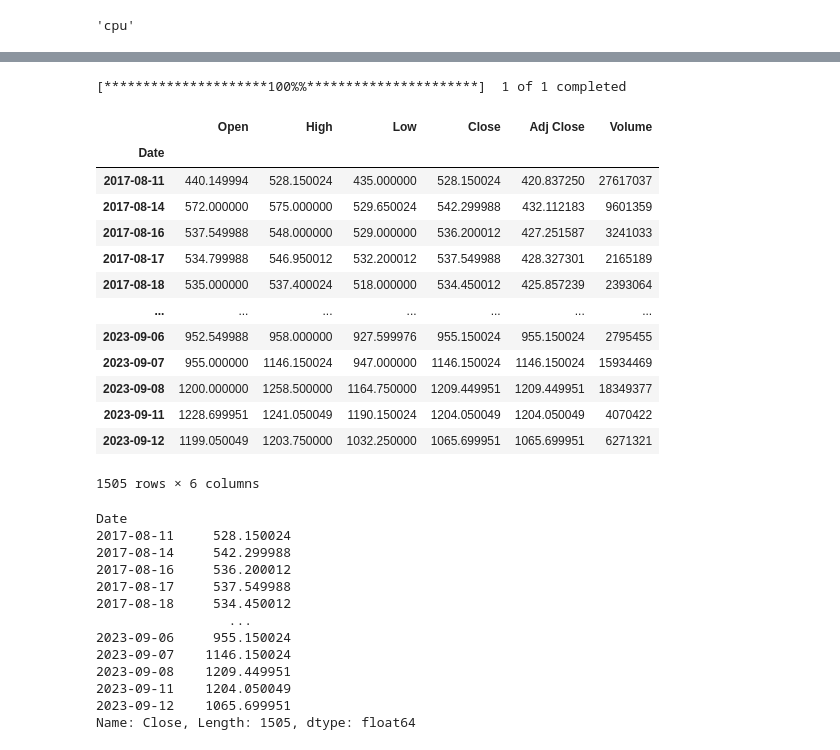
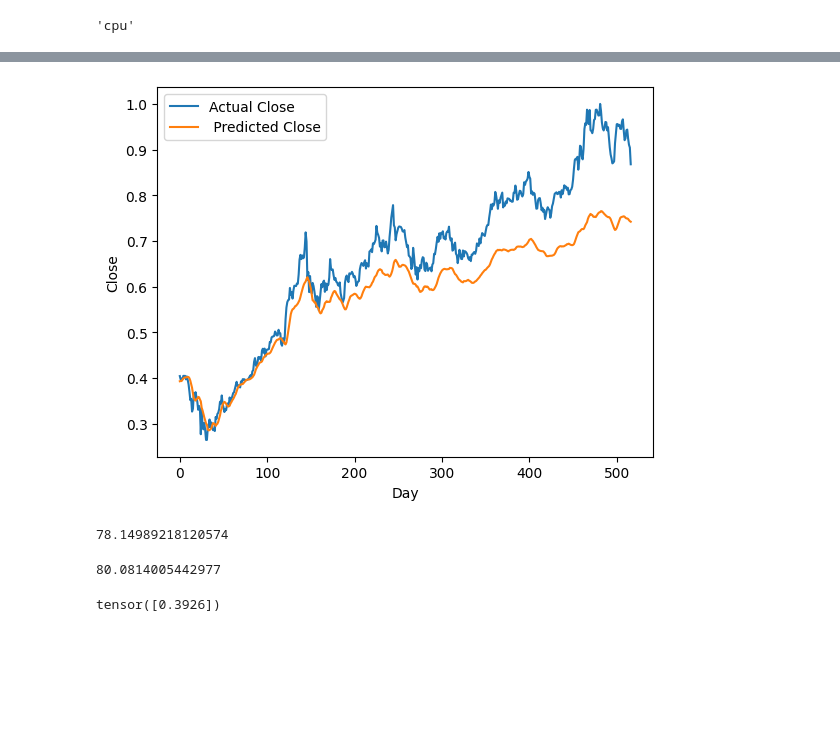
Before and after one commit to srijan0709/EE782, a Jupyter notebook: Stock_PREDICTION_LSTM.ipynb, the cells around one changed output, grey strips where cells are left out. Drawn from its saved outputs; the diff is of its cells as text; code cells hidden in the pictures; blank space fills up the shorter version.

```diff
--- a/Stock_PREDICTION_LSTM.ipynb
+++ b/Stock_PREDICTION_LSTM.ipynb
@@ -343,42 +310,35 @@ NameError: name 'torch' is not defined
+# %%
+# Similar to above but for test data set
+with torch.no_grad():
+
+
+    predicted= model(X_test.to(device)).to('cpu')
+
+
+
+
+
+plt.plot(y_test, label='Actual Close')
+plt.plot(predicted,label =' Predicted Close')
+plt.xlabel('Day')
+plt.ylabel('Close')
+plt.legend()
+plt.show()
+# %% [output]
+[figure, added]
 # %%
-import yfinance as yf
-
-# Get the data for the stock AAPL
-data = yf.download('COCHINSHIP.NS','2016-01-01','2023-09-13')
+# reversing the normalized value to original value
+original_data = scaler.inverse_transform(predicted[0].reshape(-1,1))
+ori = original_data[0]
+ori[0]
 # %% [output]
-[*********************100%%**********************]  1 of 1 completed
+78.14989218120574
-# %%
-data
-# %% [output]
-|  | Open | High | Low | Close | Adj Close | Volume |
-| Date |  |  |  |  |  |  |
-| 2017-08-11 | 440.149994 | 528.150024 | 435.000000 | 528.150024 | 420.837250 | 27617037 |
-| 2017-08-14 | 572.000000 | 575.000000 | 529.650024 | 542.299988 | 432.112183 | 9601359 |
-| 2017-08-16 | 537.549988 | 548.000000 | 529.000000 | 536.200012 | 427.251587 | 3241033 |
-| 2017-08-17 | 534.799988 | 546.950012 | 532.200012 | 537.549988 | 428.327301 | 2165189 |
-| 2017-08-18 | 535.000000 | 537.400024 | 518.000000 | 534.450012 | 425.857239 | 2393064 |
-| ... | ... | ... | ... | ... | ... | ... |
-| 2023-09-06 | 952.549988 | 958.000000 | 927.599976 | 955.150024 | 955.150024 | 2795455 |
-| 2023-09-07 | 955.000000 | 1146.150024 | 947.000000 | 1146.150024 | 1146.150024 | 15934469 |
-| 2023-09-08 | 1200.000000 | 1258.500000 | 1164.750000 | 1209.449951 | 1209.449951 | 18349377 |
-| 2023-09-11 | 1228.699951 | 1241.050049 | 1190.150024 | 1204.050049 | 1204.050049 | 4070422 |
-| 2023-09-12 | 1199.050049 | 1203.750000 | 1032.250000 | 1065.699951 | 1065.699951 | 6271321 |
-1505 rows × 6 columns
+# %%
+original_data1 = scaler.inverse_transform(y_test.reshape(-1,1))
+original_data1[0][0]
+# %% [output]
+80.0814005442977
 # %%
-data = data['Close']
+predicted[0]
+# %% [output]
+tensor([0.3926])
-# %%
-data
-# %% [output]
-Date
-2017-08-11     528.150024
-2017-08-14     542.299988
-2017-08-16     536.200012
-2017-08-17     537.549988
-2017-08-18     534.450012
-                 ...
-2023-09-06     955.150024
-2023-09-07    1146.150024
-2023-09-08    1209.449951
-2023-09-11    1204.050049
-2023-09-12    1065.699951
-Name: Close, Length: 1505, dtype: float64
```
Also changed, not shown: parts of 57 cells of this notebook.
